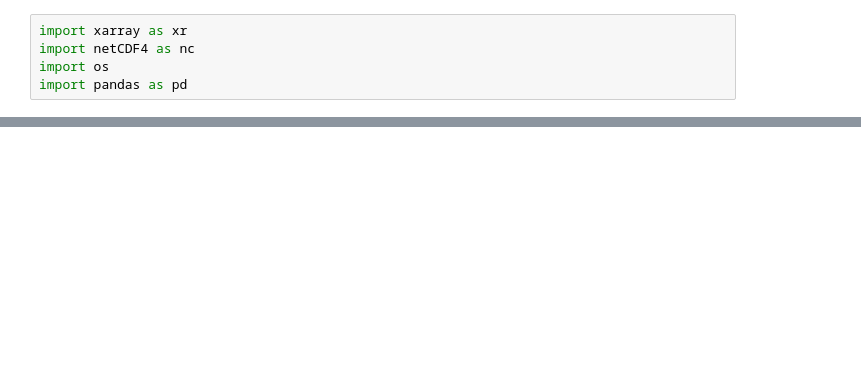
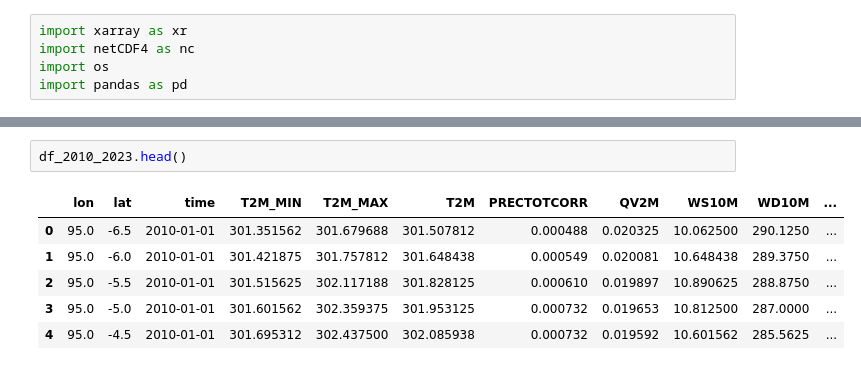
Before and after one commit to UN-datathon-2023/UN-Datathon2023, a Jupyter notebook: gaylyn/climate_extract.ipynb, the cells around one changed output, grey strips where cells are left out. Drawn from its saved outputs; the diff is of its cells as text; blank space fills up the shorter version.

```diff
--- a/gaylyn/climate_extract.ipynb
+++ b/gaylyn/climate_extract.ipynb
@@ -112,0 +130,9 @@ final_df.to_csv('Climate_2011_2012.csv')
+# %%
+df_2010_2023.head()
+# %% [output]
+|  | lon | lat | time | T2M_MIN | T2M_MAX | T2M | PRECTOTCORR | QV2M | WS10M | WD10M | ... |
+| 0 | 95.0 | -6.5 | 2010-01-01 | 301.351562 | 301.679688 | 301.507812 | 0.000488 | 0.020325 | 10.062500 | 290.1250 | ... |
+| 1 | 95.0 | -6.0 | 2010-01-01 | 301.421875 | 301.757812 | 301.648438 | 0.000549 | 0.020081 | 10.648438 | 289.3750 | ... |
+| 2 | 95.0 | -5.5 | 2010-01-01 | 301.515625 | 302.117188 | 301.828125 | 0.000610 | 0.019897 | 10.890625 | 288.8750 | ... |
+| 3 | 95.0 | -5.0 | 2010-01-01 | 301.601562 | 302.359375 | 301.953125 | 0.000732 | 0.019653 | 10.812500 | 287.0000 | ... |
+| 4 | 95.0 | -4.5 | 2010-01-01 | 301.695312 | 302.437500 | 302.085938 | 0.000732 | 0.019592 | 10.601562 | 285.5625 | ... |
```
Also changed, not shown: parts of 10 cells of this notebook, 2 other files.
